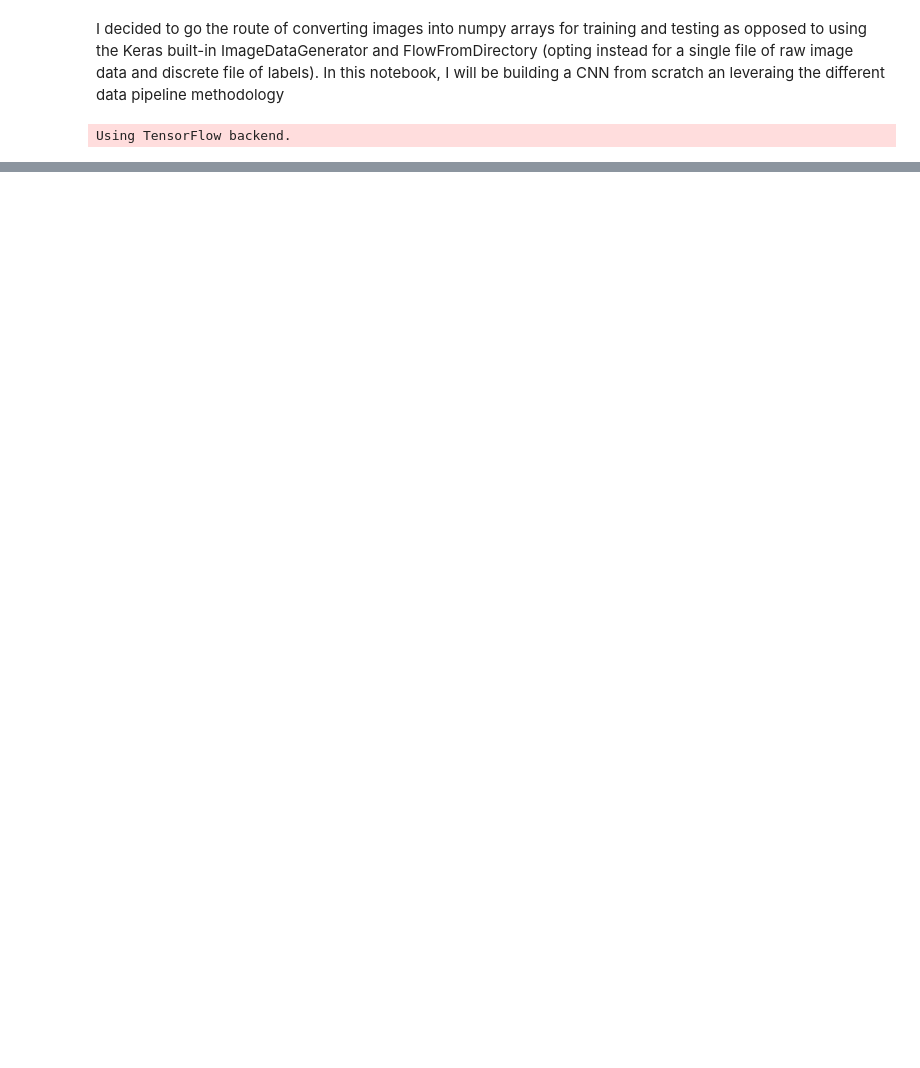
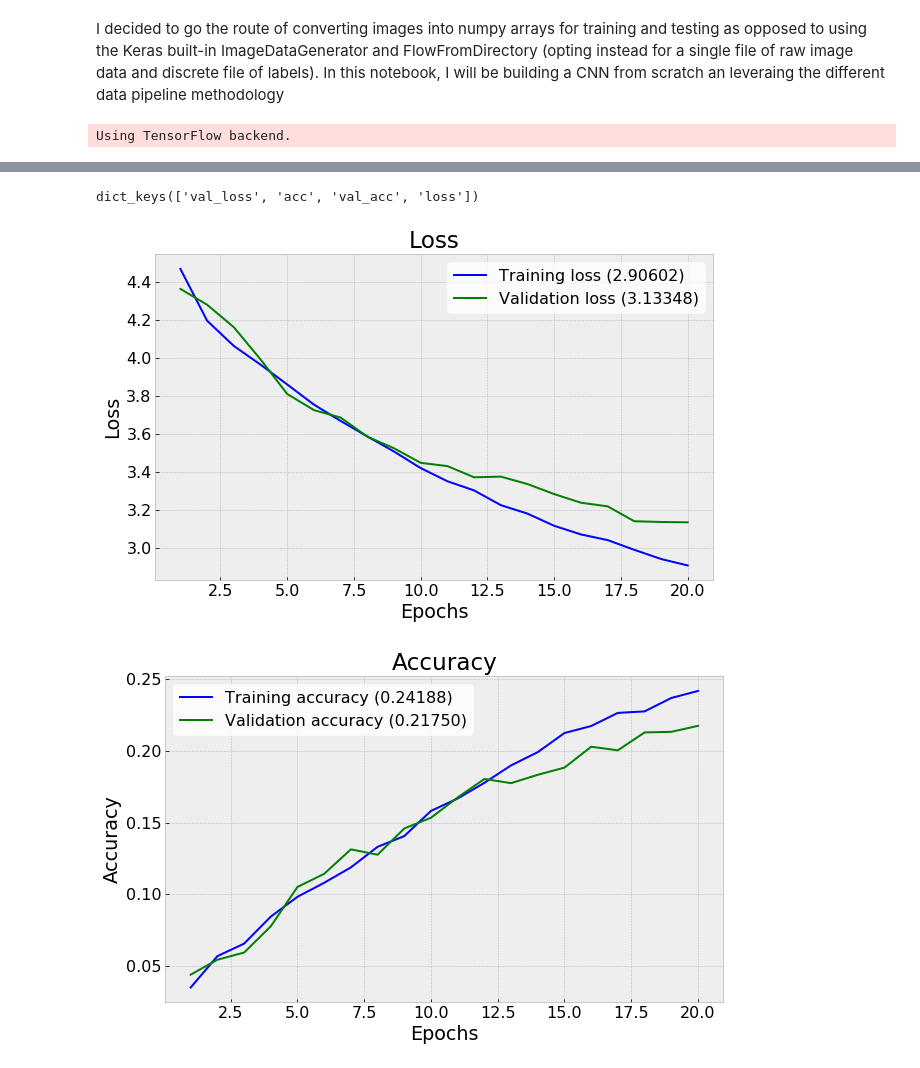
Before and after one commit to thegarrickchu/Springboard-Dog_Breed_Classifier, a Jupyter notebook: notebooks/simple_CNN_preprocessed_images.ipynb, the cells around one changed output, grey strips where cells are left out. Cells and saved outputs as stored; diff of their text form; code cells hidden in the pictures; blank space fills up the shorter version.

```diff
--- a/notebooks/simple_CNN_preprocessed_images.ipynb
+++ b/notebooks/simple_CNN_preprocessed_images.ipynb
@@ -201,0 +294,52 @@ validation_generator = validation_datagen.flow(x=valid_tensor, y=valid_labels, b
+# %%
+print(history_wmfl.history.keys())
+# %% [output]
+dict_keys(['val_loss', 'acc', 'val_acc', 'loss'])
+# %%
+def plot_history(history, figsize=(8,8)):
+    loss_list = [s for s in history.history.keys() if 'loss' in s and 'val' not in s]
+    val_loss_list = [s for s in history.history.keys() if 'loss' in s and 'val' in s]
+    acc_list = [s for s in history.history.keys() if 'acc' in s and 'val' not in s]
+    val_acc_list = [s for s in history.history.keys() if 'acc' in s and 'val' in s]
+
+    if len(loss_list) == 0:
+        print('Loss is missing in history')
+        return
+
+    ## As loss always exists
+    epochs = range(1,len(history.history[loss_list[0]]) + 1)
+
+    ## Loss
+    plt.figure(1, figsize=figsize)
+    for l in loss_list:
+        plt.plot(epochs, history.history[l], 'b', label='Training loss (' + str(str(format(history.history[l][-1],'.5f'))+')'))
+    for l in val_loss_list:
+        plt.plot(epochs, history.history[l], 'g', label='Validation loss (' + str(str(format(history.history[l][-1],'.5f'))+')'))
+
+    plt.title('Loss')
+    plt.xlabel('Epochs')
+    plt.ylabel('Loss')
+    plt.legend()
+    legend = plt.legend(frameon = 1)
+    frame = legend.get_frame()
+    frame.set_color('white')
+
+    ## Accuracy
+    plt.figure(2, figsize=figsize)
+    for l in acc_list:
+        plt.plot(epochs, history.history[l], 'b', label='Training accuracy (' + str(format(history.history[l][-1],'.5f'))+')')
+    for l in val_acc_list:
+        plt.plot(epochs, history.history[l], 'g', label='Validation accuracy (' + str(format(history.history[l][-1],'.5f'))+')')
+
+    plt.title('Accuracy')
+    plt.xlabel('Epochs')
+    plt.ylabel('Accuracy')
+    legend = plt.legend(frameon = 1)
+    frame = legend.get_frame()
+    frame.set_color('white')
+    plt.show()
+# %%
+plot_history(history_wmfl, figsize=(10,6))
+# %% [output]
+[figure, added]
+[figure, added]
```
Also changed, not shown: parts of 32 cells of this notebook, 2 other files.
